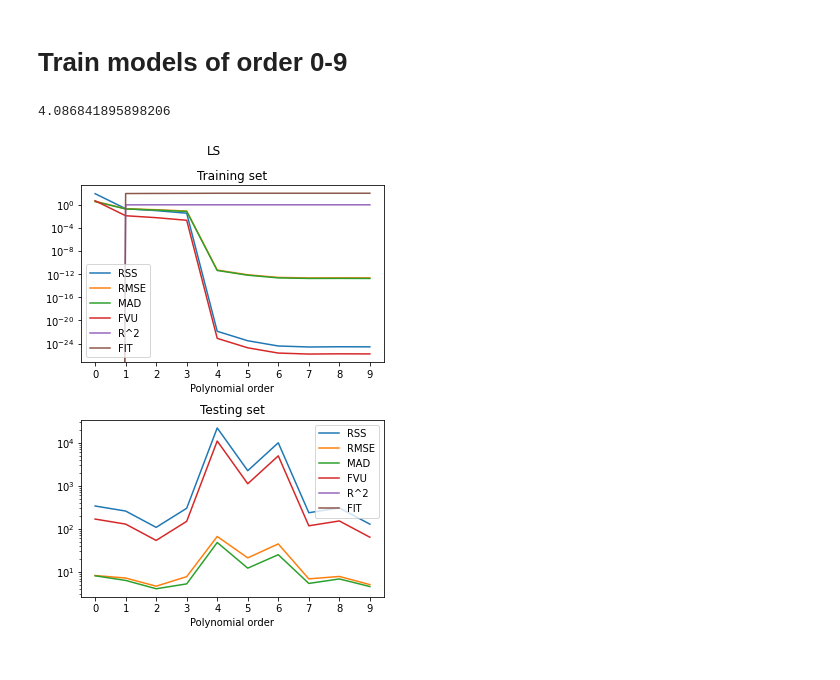
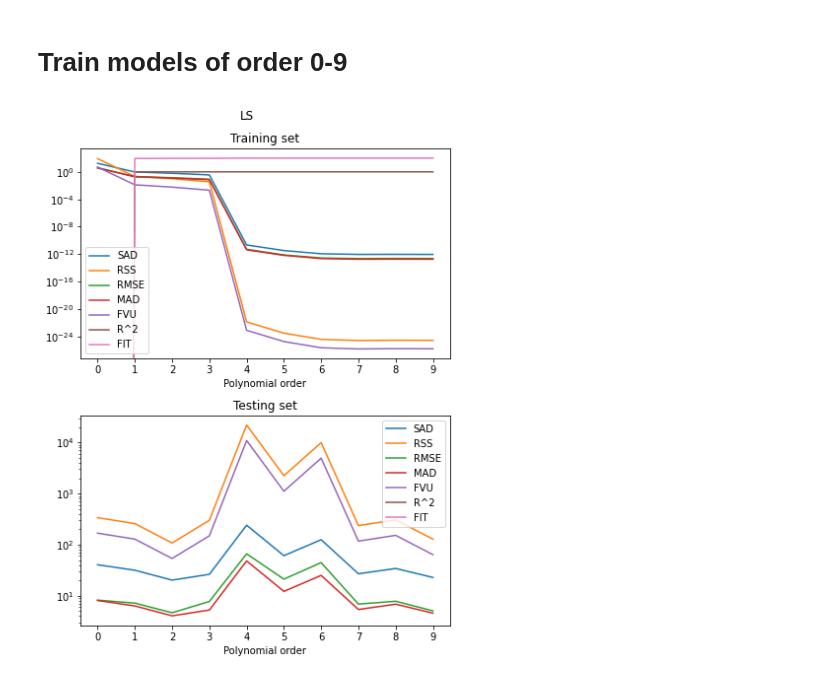
Before and after one commit to eirikff/TTK4260-Multivariat-datamodellering, a Jupyter notebook: 3-assignment/assignment3.ipynb, the cells around one changed output. Cells and saved outputs as stored; diff of their text form; code cells hidden in the pictures.

```diff
--- a/3-assignment/assignment3.ipynb
+++ b/3-assignment/assignment3.ipynb
@@ -211,4 +194,22 @@ def sum_abs_deviation(u: np.ndarray, y: np.ndarray, est_params: np.ndarray) -> f
 # %%
+def SAD(u: np.ndarray, y: np.ndarray, est_params: np.ndarray) -> float:
+    """
+    Calculate the sub of absolute deviation between outputs y for each u.
+    Args:
+        u: data points x value.
+        y: measurement data.
+        est_params: estimate parameters from the data.
+    Returns:
+        sad: the sum of absolute deviation.
+    """
+    assert len(u) == len(y)
+
+    y_est = arbitrary_poly(est_params)(u)
+    sad = np.sum(np.abs(y - y_est))
+
+    return sad
+
+
 def RSS(u: np.ndarray, y: np.ndarray, est_params: np.ndarray) -> float:
     """
     Calculate Residual Sum of Sqaures.
@@ -239,7 +240,7 @@ def MAD(u: np.ndarray, y: np.ndarray, est_params: np.ndarray) -> float:
     assert len(u) == len(y)
     y_est = arbitrary_poly(est_params)(u)
     N = u.shape[0]
-    mad = np.sum(np.abs(y - y_est)) / N
+    mad = np.mean(np.abs(y - y_est))
     return mad
 
 
@@ -269,6 +270,8 @@ def FIT(u: np.ndarray, y: np.ndarray, est_params: np.ndarray) -> float:
     root_rss = np.sqrt(RSS(u, y, est_params))
     root_var = np.sqrt(np.var(y))
     fit = 100 * (1 - root_rss / root_var)
+    # alternative:
+    # fit = 100 * (1 - fvu)
     return fit
 # %% [markdown]
 # Generate data
@@ -319,7 +322,7 @@ plt.show()
 # %% [markdown]
 # Train models of order 0-9
 # %%
-perf_data = np.zeros((10,6,4))
+perf_data = np.zeros((10,7,4))
 ls_params = []
 ml_params = []
 
@@ -333,69 +336,68 @@ for i in range(10):
     ml_params.append(ml)
 
     perf_ls_train = np.array((
+        SAD(u_train, y_train, ls),
         RSS(u_train, y_train, ls),
         RMSE(u_train, y_train, ls),
         MAD(u_train, y_train, ls),
         FVU(u_train, y_train, ls),
         Rsquare(u_train, y_train, ls),
         FIT(u_train, y_train, ls)
-    )).reshape((6,1))
+    )).reshape((7,1))
 
     perf_ls_test = np.array((
+        SAD(u_test, y_test, ls),
         RSS(u_test, y_test, ls),
         RMSE(u_test, y_test, ls),
         MAD(u_test, y_test, ls),
         FVU(u_test, y_test, ls),
         Rsquare(u_test, y_test, ls),
         FIT(u_test, y_test, ls)
-    )).reshape((6,1))
+    )).reshape((7,1))
 
     perf_ml_train = np.array((
+        SAD(u_train, y_train, ml),
         RSS(u_train, y_train, ml),
         RMSE(u_train, y_train, ml),
         MAD(u_train, y_train, ml),
         FVU(u_train, y_train, ml),
         Rsquare(u_train, y_train, ml),
         FIT(u_train, y_train, ml)
-    )).reshape((6,1))
+    )).reshape((7,1))
 
     perf_ml_test = np.array((
+        SAD(u_test, y_test, ml),
         RSS(u_test, y_test, ml),
         RMSE(u_test, y_test, ml),
         MAD(u_test, y_test, ml),
         FVU(u_test, y_test, ml),
         Rsquare(u_test, y_test, ml),
         FIT(u_test, y_test, ml)
-    )).reshape((6,1))
+    )).reshape((7,1))
 
     perf_data[i] = np.hstack((perf_ls_train, perf_ls_test, perf_ml_train, perf_ml_test))
-# %%
-perf_data[1,4:6,0] # R^2 and FIT
-perf_data[0,1,0]
-# %% [output]
-4.086841895898206
 # %%
-plt.figure(figsize=(5,7))
+plt.figure(figsize=(6,8))
 plt.suptitle("LS")
 
-legends = ["RSS", "RMSE", "MAD", "FVU", "R^2", "FIT"]
+legends = ["SAD", "RSS", "RMSE", "MAD", "FVU", "R^2", "FIT"]
 
-for perf_idx in range(6):
+for perf_idx in range(7):
     plt.subplot(211)
     plt.semilogy(perf_data[:, perf_idx, 0], label=legends[perf_idx])
     plt.legend()
     plt.xlabel("Polynomial order")
     plt.xticks(ticks=range(10), labels=[str(n) for n in range(10)])
     plt.title("Training set")
 
     plt.subplot(212)
     plt.semilogy(perf_data[:, perf_idx, 1], label=legends[perf_idx])
     plt.legend()
     plt.xlabel("Polynomial order")
     plt.xticks(ticks=range(10), labels=[str(n) for n in range(10)])
     plt.title("Testing set")
 
 plt.tight_layout()
 plt.show()
 # %% [output]
-[figure, old version]
+[figure, new version]
```
Also changed, not shown: parts of 5 cells of this notebook, 1 other file.
